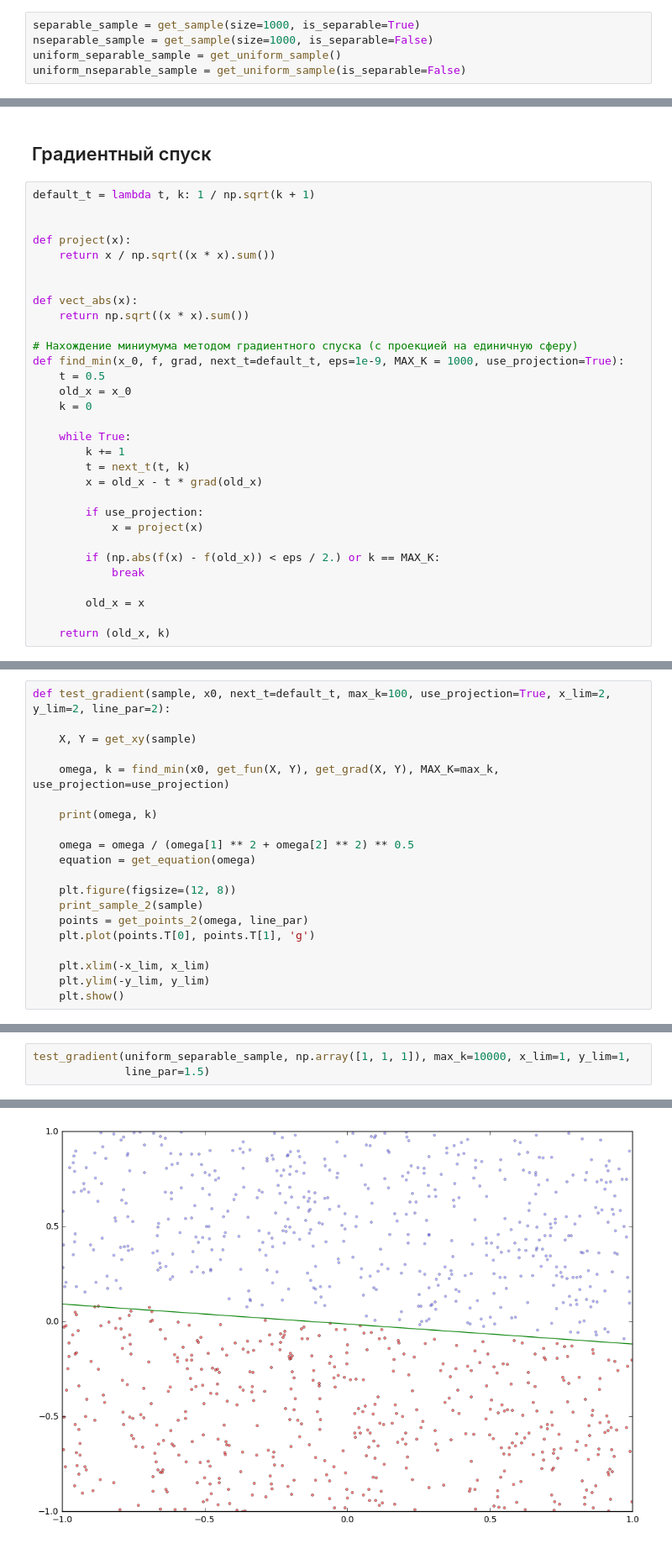
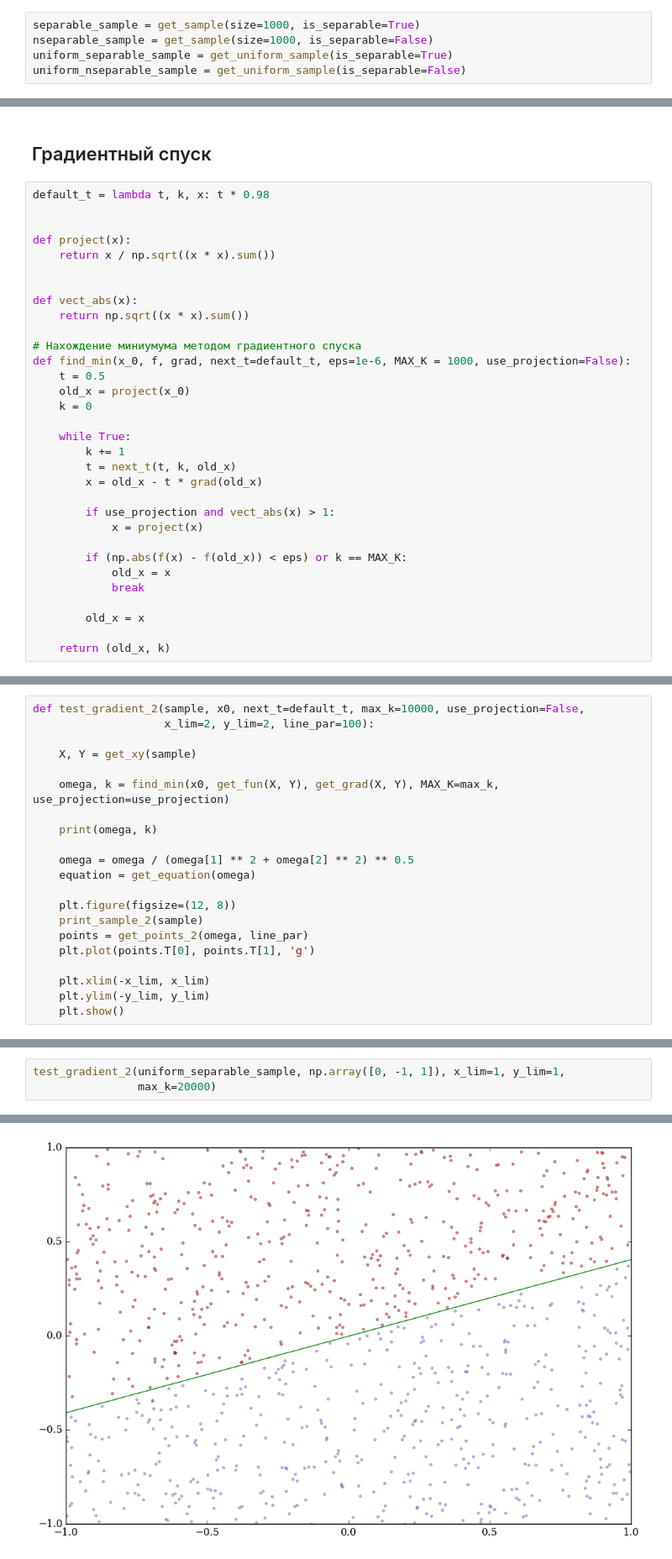
Before and after one commit to egiby/optimizations, a Jupyter notebook: Practice.ipynb, the cells around one changed output, grey strips where cells are left out. Shown at 84% size. Drawn from its saved outputs; the diff is of its cells as text.

```diff
--- a/Practice.ipynb
+++ b/Practice.ipynb
@@ -67,5 +80,5 @@ def print_sample_2(sample):
 # %%
 separable_sample = get_sample(size=1000, is_separable=True)
 nseparable_sample = get_sample(size=1000, is_separable=False)
-uniform_separable_sample = get_uniform_sample()
+uniform_separable_sample = get_uniform_sample(is_separable=True)
 uniform_nseparable_sample = get_uniform_sample(is_separable=False)
@@ -89,7 +117,7 @@ plt.show()
 # %% [markdown]
 ## Градиентный спуск
 # %%
-default_t = lambda t, k: 1 / np.sqrt(k + 1)
+default_t = lambda t, k, x: t * 0.98
 
 
 def project(x):
@@ -99,21 +127,22 @@ def project(x):
 def vect_abs(x):
     return np.sqrt((x * x).sum())
 
-# Нахождение миниумума методом градиентного спуска (с проекцией на единичную сферу)
-def find_min(x_0, f, grad, next_t=default_t, eps=1e-9, MAX_K = 1000, use_projection=True):
+# Нахождение миниумума методом градиентного спуска
+def find_min(x_0, f, grad, next_t=default_t, eps=1e-6, MAX_K = 1000, use_projection=False):
     t = 0.5
-    old_x = x_0
+    old_x = project(x_0)
     k = 0
 
     while True:
         k += 1
-        t = next_t(t, k)
+        t = next_t(t, k, old_x)
         x = old_x - t * grad(old_x)
 
-        if use_projection:
+        if use_projection and vect_abs(x) > 1:
             x = project(x)
 
-        if (np.abs(f(x) - f(old_x)) < eps / 2.) or k == MAX_K:
+        if (np.abs(f(x) - f(old_x)) < eps) or k == MAX_K:
+            old_x = x
             break
 
         old_x = x
@@ -158,5 +181,6 @@ def get_points_2(omega, var=10):
 # %%
-def test_gradient(sample, x0, next_t=default_t, max_k=100, use_projection=True, x_lim=2, y_lim=2, line_par=2):
+def test_gradient_2(sample, x0, next_t=default_t, max_k=10000, use_projection=False,
+                    x_lim=2, y_lim=2, line_par=100):
 
     X, Y = get_xy(sample)
 
@@ -188,4 +212,4 @@ test_gradient(nseparable_sample, np.array([1, 1, 1]), max_k=100, x_lim=20, y_lim
 # %%
-test_gradient(uniform_separable_sample, np.array([1, 1, 1]), max_k=10000, x_lim=1, y_lim=1,
-              line_par=1.5)
+test_gradient_2(uniform_separable_sample, np.array([0, -1, 1]), x_lim=1, y_lim=1,
+                max_k=20000)
 # %% [output]
@@ -193 +217 @@ test_gradient(uniform_separable_sample, np.array([1, 1, 1]), max_k=10000, x_lim=
-[figure, old version]
+[figure, new version]
```
Also changed, not shown: parts of 13 cells of this notebook, 1 other file.
